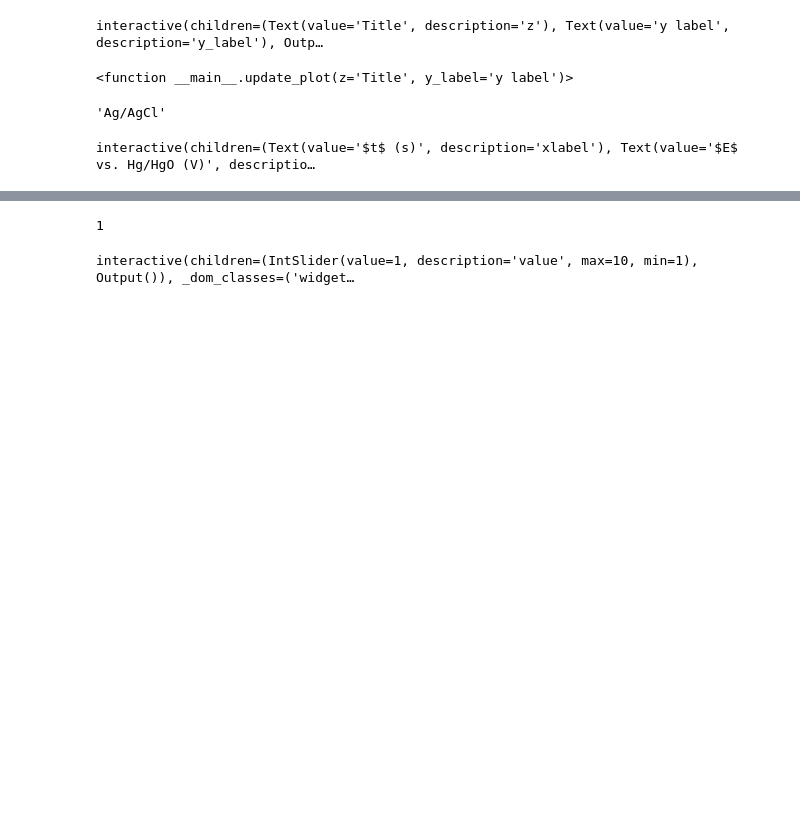
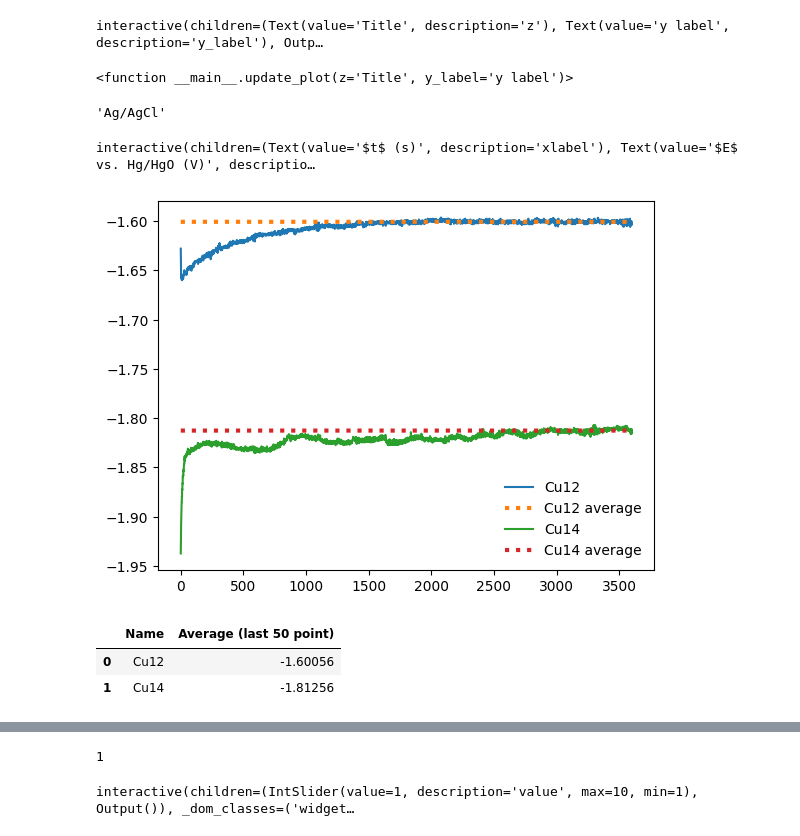
Before and after one commit to FAIRChemistry/datamodel-electrochemistry, a Jupyter notebook: Notebook_with_markdown.ipynb, the cells around one changed output, grey strips where cells are left out. Saved outputs shown, nothing was run; the diff lists cells and outputs as text; code cells hidden in the pictures; blank space fills up the shorter version.

```diff
--- a/Notebook_with_markdown.ipynb
+++ b/Notebook_with_markdown.ipynb
@@ -472,7 +472,7 @@ class CyclicVoltammetry(Analysis):
         self.df.columns = [name for pair in zip(self.E, self.I) for name in pair]
         self.num_cycles = int(self.df.shape[1] / 2)
         self.cycle_df = np.array_split(self.df, self.num_cycles, axis=1)
-        self.cycles = [cycle-1 for cycle in self.cycles]
+        self.cycles = [cycle -1 for cycle in self.cycles]
         if change_reference:
             delta_E=float(input("Enter the reference differnce: "))
             self.reference= input("Enter the reference name: ")
@@ -515,10 +515,11 @@ class CyclicVoltammetry(Analysis):
         ylabel=self.ylabel
         #df=pd.DataFrame()
         range= range if range is not None else (x_min,x_max)
-        def interactive(E_Min=x_min,E_Max=x_max,vertex_line=False):
+        def interactive(E_Min=x_min,E_Max=x_max,vertex_line=False, E_hwp_average=False):
             E_min=[]
             E_max=[]
             E_hwp=[]
+            E_hwp_mean=[]
             Cycles=[]
             I_max=[]
             I_min=[]
@@ -554,15 +555,20 @@ class CyclicVoltammetry(Analysis):
                 E_max.append(pot_at_max)
                 E_min.append(pot_at_min)
                 E_hwp.append((pot_at_max+pot_at_min)/2 )
+                average_hwp = np.average(E_hwp)
                 I_min.append(current_at_min)
                 I_max.append(current_at_max)
                 I_vertex_list.append(I_vertex)
                 if vertex_line:
                     ax.axhline(y=I_vertex , color='black', linestyle='-')
-                df = pd.DataFrame(list(zip(Cycles,E_min,I_min,E_max,I_max,E_hwp,I_vertex_list)), columns=["Cycles",'E_at_min',"I min",'E_at_max',"I max","E1/2","I_vertex"])
+            if E_hwp_average:
+                print(average_hwp)
+            self.df_peaks = pd.DataFrame(list(zip(Cycles,E_min,I_min,E_max,I_max,E_hwp,I_vertex_list)), columns=["Cycles",'E_at_min',"I min",'E_at_max',"I max","E1/2","I_vertex"])
 
-            return df
+            return self.df_peaks
         widgets.interact(interactive,E_Min=(x_min,x_max),E_Max=(x_min,x_max))
+
+        return self.df_peaks
     def integration(self):
         x_max = self.cycle_df[0]['E'].max()
         x_min = self.cycle_df[0]['E'].min()
@@ -572,8 +578,6 @@ class CyclicVoltammetry(Analysis):
             Cycles=[]
             Integral_forward=[]
             Integral_backward=[]
-            #fig, ax =plt.subplots()
-            #global dataframe_integration
             for i in self.cycles:
                     Cycles.append("Cycle: {}".format(i+1))
                     fig,ax=plt.subplots()
@@ -590,7 +594,7 @@ class CyclicVoltammetry(Analysis):
                     def line_func(x):
                         return forward_slope * x + intercept
                     y_pred3 = line_func(forward_cycle_peak['E'].values)
-                    area3 = trapz(forward_cycle_peak['I'] - y_pred3.flatten(), forward_cycle_peak['E'])
+                    area_forward = trapz(forward_cycle_peak['I'] - y_pred3.flatten(), forward_cycle_peak['E'])
                     ax.plot(forward_cycle_peak['E'], y_pred3.flatten(),color="black", linestyle='--')
                     #ax.fill_between(forward_cycle_peak['E'], forward_cycle_peak['I'], y_pred3.flatten(), where=(forward_cycle_peak['I'] > y_pred3.flatten()), alpha=0.3)
                     ax.fill_between(forward_cycle_peak['E'], forward_cycle_peak['I'], y_pred3.flatten(), alpha=0.3)
@@ -602,7 +606,7 @@ class CyclicVoltammetry(Analysis):
                     def line_func_back(x):
                         return backward_slope * x + intercept_back
                     y_pred2 = line_func_back(backward_cycle_peak['E'].values)
-                    area2 = trapz(backward_cycle_peak['I'] - y_pred2.flatten(), backward_cycle_peak['E'])
+                    area_backward = trapz(backward_cycle_peak['I'] - y_pred2.flatten(), backward_cycle_peak['E'])
                     ax.plot(backward_cycle_peak['E'], y_pred2.flatten(), color='black', linestyle='--')
                     ax.fill_between(backward_cycle_peak['E'], backward_cycle_peak['I'], y_pred2.flatten(), where=(backward_cycle_peak['I'] > y_pred2.flatten()), alpha=0.3)
                     backward_cycle_peak = backward_cycle[(backward_cycle['E'] >= E_min_back) & (backward_cycle['E'] <= E_max_back)]
@@ -613,8 +617,8 @@ class CyclicVoltammetry(Analysis):
 
                     ax.fill_between(backward_cycle_peak['E'], backward_cycle_peak['I'], y_pred2.flatten(), alpha=0.3)# where=(backward_cycle_peak['I'] < y_pred2.flatten())
 
-                    Integral_forward.append(area3)
-                    Integral_backward.append(area2)
+                    Integral_forward.append(area_forward)
+                    Integral_backward.append(area_backward)
 
                     ax.plot(df["E"],df["I"],label="Cycle: {}".format(i+1))
                     ax.set_xlabel(xlabel)
@@ -630,9 +634,10 @@ class CyclicVoltammetry(Analysis):
         widgets.interact(interactive)
         #return dataframe_integration
 
-cv=CyclicVoltammetry(cv_sample,[1])
-cv.plot()
-#cv.peaks()
+cv=CyclicVoltammetry(cv_sample)
+#cv.plot()
+test=cv.peaks()
 #cv.peaks((-1,-0.5))
-cv.integration()
+#cv.integration()
+#print(test)
 # %% [output]
@@ -662,6 +673,7 @@ e_chem.experiments[1].electrode_setup.RE
 # %% [output]
 'Ag/AgCl'
 # %%
+
 class ChronoPotentiometry:
     def __init__(self,e_chem,experiment_list,change_reference=False):
         self.reference = e_chem.experiments[experiment_list[0]].electrode_setup.reference_electrode
@@ -730,34 +742,38 @@ class ChronoPotentiometry:
             ax.legend(loc="best",frameon=False)
             df = pd.DataFrame(list(zip(names,end_values)), columns=["Name","End value"])
         return  df
     def end_value(self,save=False):
         fig,ax =plt.subplots()
         names=[]
         end_values=[]
         for experiment in self.experiment_list:
             last_values = self.df_liste[experiment].tail(100)["E"].values[0]
             average = last_values.mean()
             ax.plot(self.df_liste[experiment]["t"], self.df_liste[experiment]["E"],label=e_chem.experiments[experiment].name)
             ax.plot(self.df_liste[experiment]["t"], [average] * len(self.df_liste[experiment]["t"]), linewidth=3,linestyle='dotted', label="{} average".format(e_chem.experiments[experiment].name))
             ax.legend(loc="best",frameon=False)
             names.append(e_chem.experiments[experiment].name)
             end_values.append(average)
             df = pd.DataFrame(list(zip(names,end_values)), columns=["Name","Average (last 50 point)"])
         plt.show()
         if save:
             plotname=input("Enter the name of the plot: ")
             fig.savefig(plotname,bbox_inches='tight')
         return  df
 
 
 
 test=ChronoPotentiometry(e_chem,[0,1],change_reference=False)
 test.plot()
 #test.quick_plot()
-#test.end_value()
+test.end_value()
 #test.end_value_fit()
 # %% [output]
 interactive(children=(Text(value='$t$ (s)', description='xlabel'), Text(value='$E$ vs. Hg/HgO (V)', descriptio…
+[figure, added]
+|  | Name | Average (last 50 point) |
+| 0 | Cu12 | -1.60056 |
+| 1 | Cu14 | -1.81256 |
 # %%
 import ipywidgets as widgets
 from IPython.display import display
```
Also changed, not shown: parts of 13 cells of this notebook, 2 other files.
